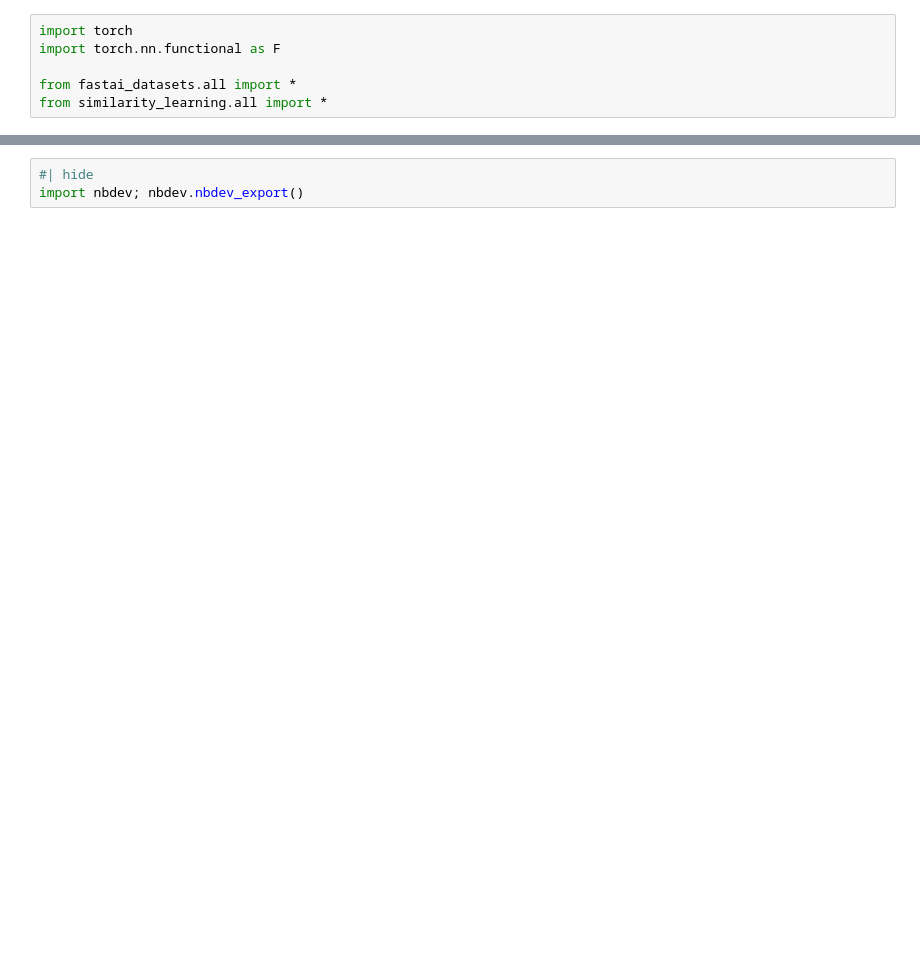
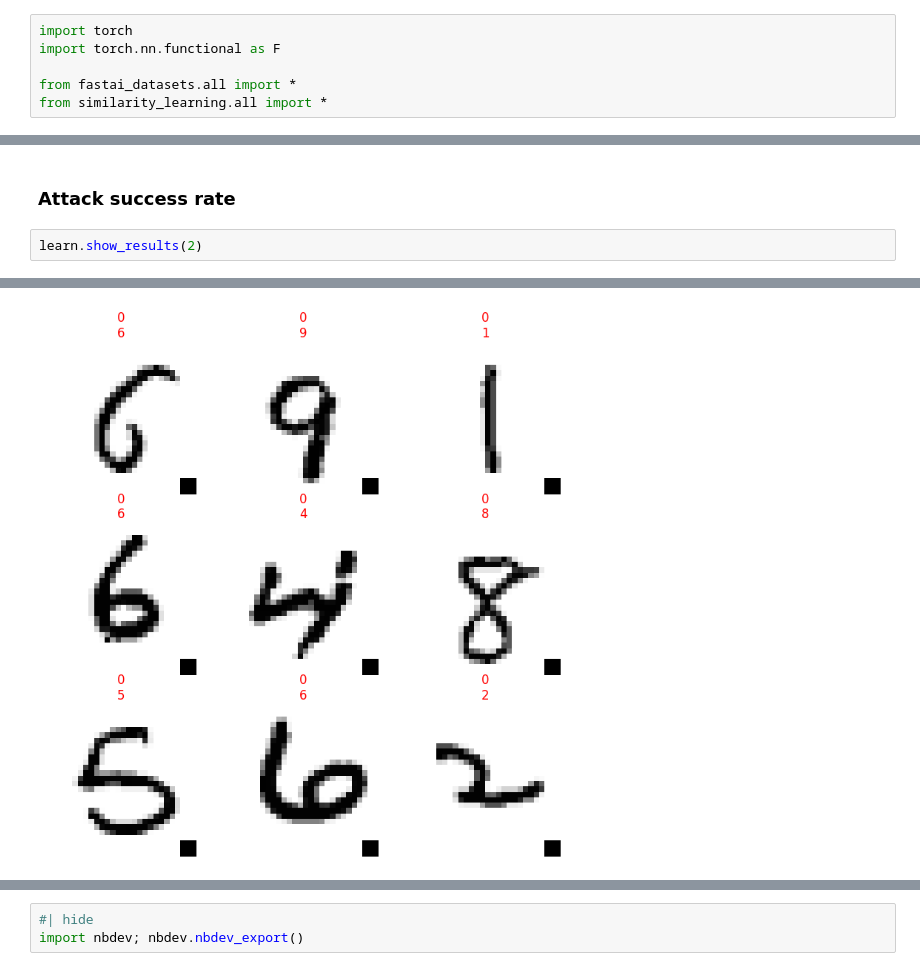
Before and after one commit to Irad-Zehavi/adv-ml, a Jupyter notebook: nbs/backdoor.ipynb, the cells around one changed output, grey strips where cells are left out. Saved outputs shown, nothing was run; the diff lists cells and outputs as text; blank space fills up the shorter version.

```diff
--- a/nbs/backdoor.ipynb
+++ b/nbs/backdoor.ipynb
@@ -98,0 +125,5 @@ attack.poison(dls)
+# %% [markdown]
+### Attack success rate
+# %%
+learn.show_results(2)
+# %% [output]
@@ -98,0 +131 @@ attack.poison(dls)
+[figure, added]
```
Also changed, not shown: parts of 22 cells of this notebook, 2 other files.
